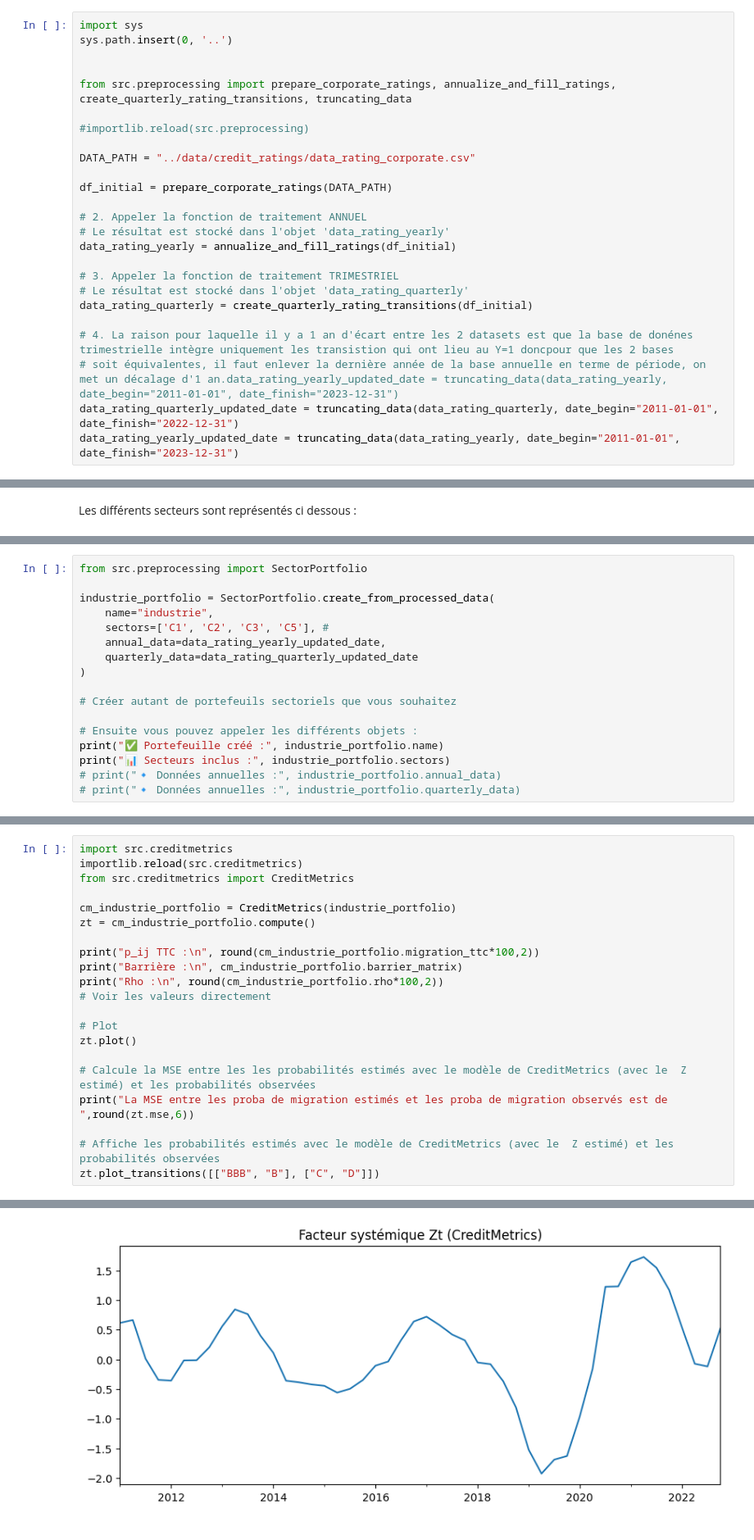
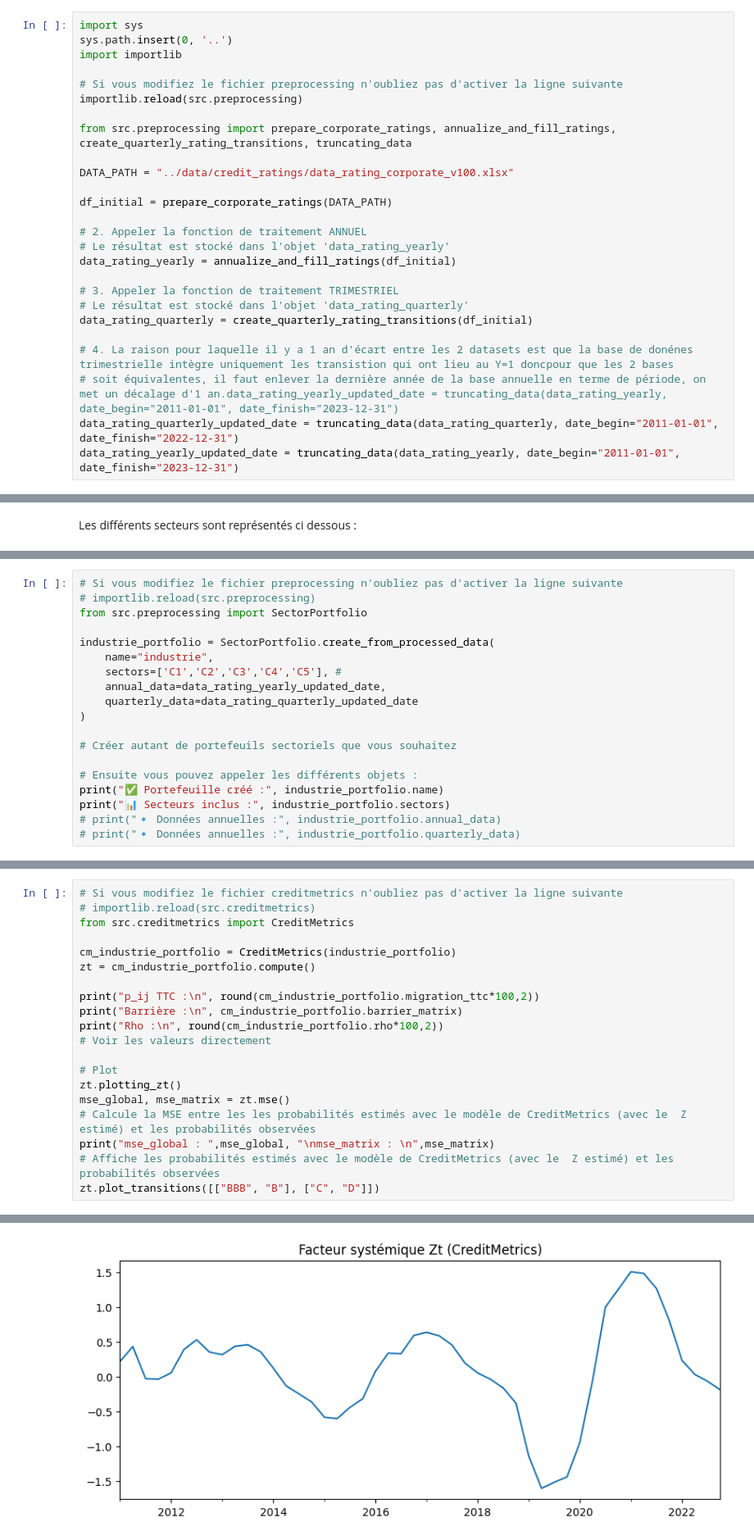
Before and after one commit to gaetanblecon/PROJET_ESA_SRESS_TEST_SQUARE_MANAGEMENT, a Jupyter notebook: notebooks/data_management.ipynb, the cells around one changed output, grey strips where cells are left out. Shown at 82% size. Saved outputs shown, nothing was run; the diff lists cells and outputs as text.

```diff
--- a/notebooks/data_management.ipynb
+++ b/notebooks/data_management.ipynb
@@ -3,13 +3,14 @@
 # %%
 import sys
 sys.path.insert(0, '..')
+import importlib
 
+# Si vous modifiez le fichier preprocessing n'oubliez pas d'activer la ligne suivante
+importlib.reload(src.preprocessing)
 
 from src.preprocessing import prepare_corporate_ratings, annualize_and_fill_ratings, create_quarterly_rating_transitions, truncating_data
 
-#importlib.reload(src.preprocessing)
-
-DATA_PATH = "../data/credit_ratings/data_rating_corporate.csv"
+DATA_PATH = "../data/credit_ratings/data_rating_corporate_v100.xlsx"
 
 df_initial = prepare_corporate_ratings(DATA_PATH)
 
@@ -37,9 +38,11 @@ array(['RU', 'JZ', 'OQ', 'MN', 'DZ', 'C5', 'KZ', 'HZ', 'GZ', 'C1', 'FZ',
 # %%
+# Si vous modifiez le fichier preprocessing n'oubliez pas d'activer la ligne suivante
+# importlib.reload(src.preprocessing)
 from src.preprocessing import SectorPortfolio
 
 industrie_portfolio = SectorPortfolio.create_from_processed_data(
     name="industrie",
-    sectors=['C1', 'C2', 'C3', 'C5'], #
+    sectors=['C1','C2','C3','C4','C5'], #
     annual_data=data_rating_yearly_updated_date,
     quarterly_data=data_rating_quarterly_updated_date
 )
@@ -88,6 +130,6 @@ zt.plot_transitions()
 # %%
-import src.creditmetrics
-importlib.reload(src.creditmetrics)
+# Si vous modifiez le fichier creditmetrics n'oubliez pas d'activer la ligne suivante
+# importlib.reload(src.creditmetrics)
 from src.creditmetrics import CreditMetrics
 
 cm_industrie_portfolio = CreditMetrics(industrie_portfolio)
@@ -99,11 +141,10 @@ print("Rho :\n", round(cm_industrie_portfolio.rho*100,2))
 # Voir les valeurs directement
 
 # Plot
-zt.plot()
-
+zt.plotting_zt()
+mse_global, mse_matrix = zt.mse()
 # Calcule la MSE entre les les probabilités estimés avec le modèle de CreditMetrics (avec le  Z estimé) et les probabilités observées
-print("La MSE entre les proba de migration estimés et les proba de migration observés est de ",round(zt.mse,6))
-
+print("mse_global : ",mse_global, "\nmse_matrix : \n",mse_matrix)
 # Affiche les probabilités estimés avec le modèle de CreditMetrics (avec le  Z estimé) et les probabilités observées
 zt.plot_transitions([["BBB", "B"], ["C", "D"]])
 # %% [output]
@@ -126,2 +167,2 @@ D      24.00
 Name: D, dtype: float64
-[figure, old version]
+[figure, new version]
```
Also changed, not shown: parts of 14 cells of this notebook, 6 other files.
